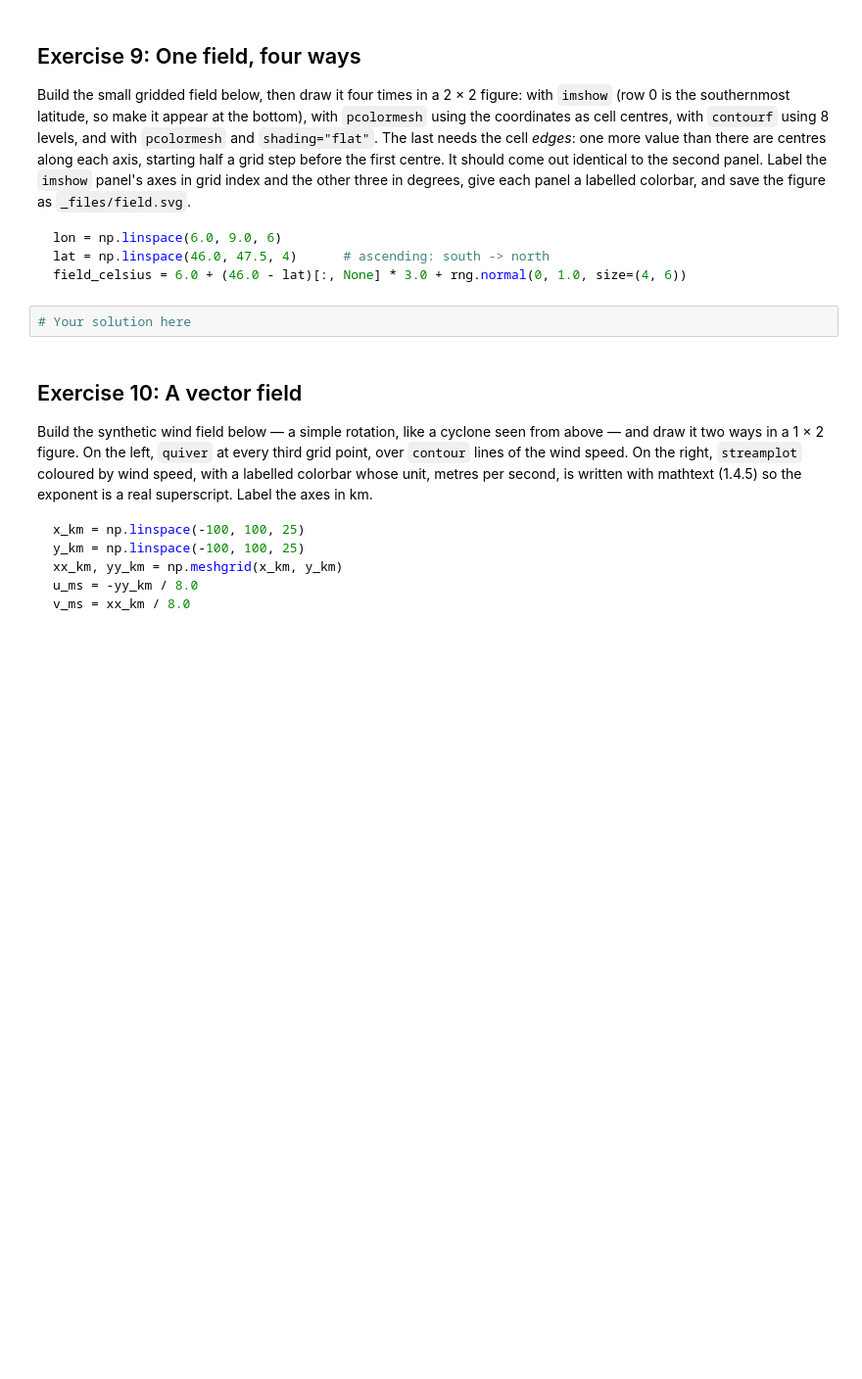
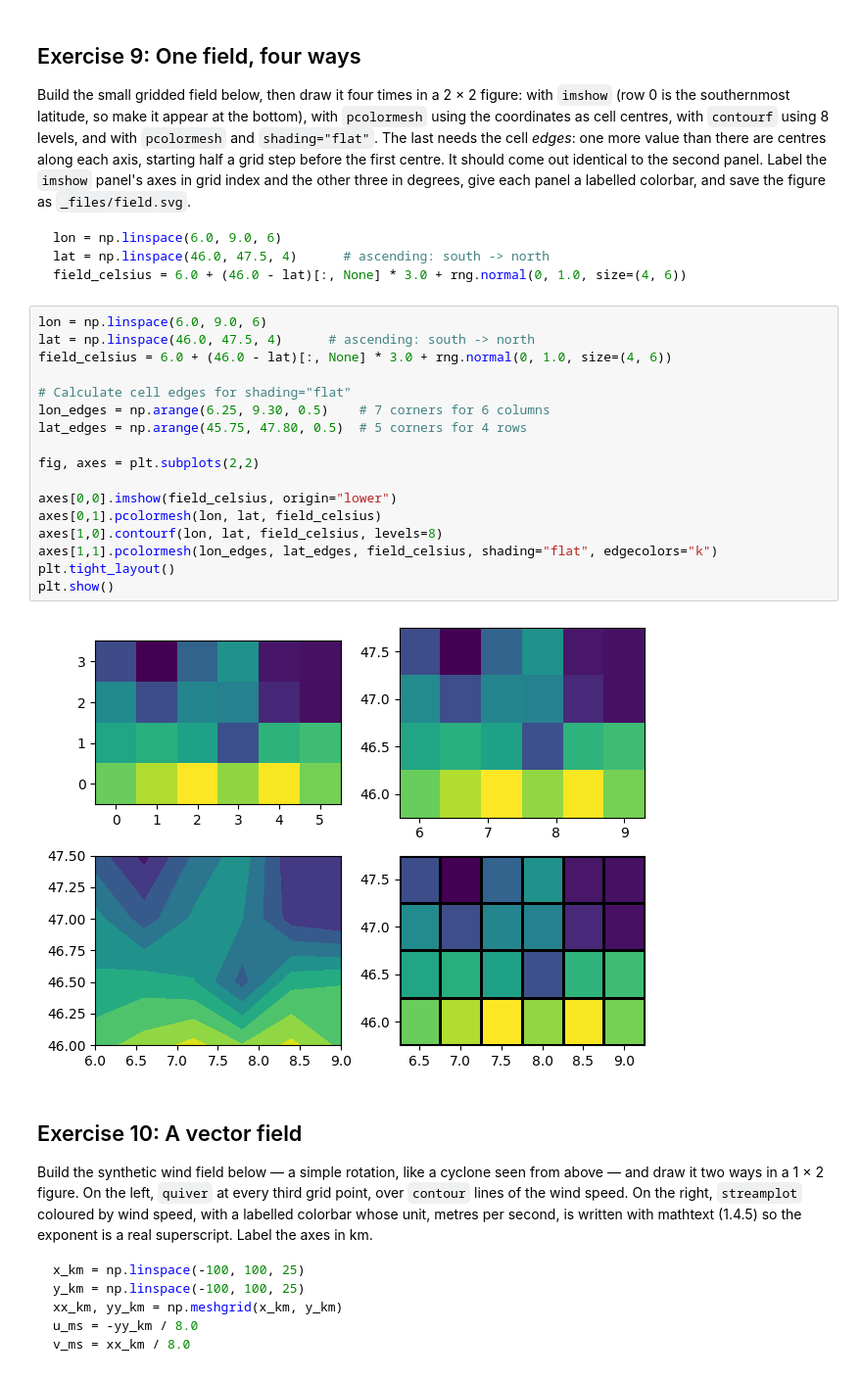
Before and after one commit to nikolaicarrion/2026_Intro_Python, a Jupyter notebook: 1.4-matplotlib-and-xarray-exercises.ipynb, the cells around one changed output. Shown at 98% size. Cells and saved outputs as stored; diff of their text form; blank space fills up the shorter version.

````diff
--- a/1.4-matplotlib-and-xarray-exercises.ipynb
+++ b/1.4-matplotlib-and-xarray-exercises.ipynb
@@ -363,8 +376,25 @@ lon = np.linspace(6.0, 9.0, 6)
 lat = np.linspace(46.0, 47.5, 4)      # ascending: south -> north
 field_celsius = 6.0 + (46.0 - lat)[:, None] * 3.0 + rng.normal(0, 1.0, size=(4, 6))
 ```
-# %%
-# Your solution here
+# %%
+lon = np.linspace(6.0, 9.0, 6)
+lat = np.linspace(46.0, 47.5, 4)      # ascending: south -> north
+field_celsius = 6.0 + (46.0 - lat)[:, None] * 3.0 + rng.normal(0, 1.0, size=(4, 6))
+
+# Calculate cell edges for shading="flat"
+lon_edges = np.arange(6.25, 9.30, 0.5)    # 7 corners for 6 columns
+lat_edges = np.arange(45.75, 47.80, 0.5)  # 5 corners for 4 rows
+
+fig, axes = plt.subplots(2,2)
+
+axes[0,0].imshow(field_celsius, origin="lower")
+axes[0,1].pcolormesh(lon, lat, field_celsius)
+axes[1,0].contourf(lon, lat, field_celsius, levels=8)
+axes[1,1].pcolormesh(lon_edges, lat_edges, field_celsius, shading="flat", edgecolors="k")
+plt.tight_layout()
+plt.show()
+# %% [output]
+[figure, added]
 # %% [markdown]
 ## Exercise 10: A vector field
 
````
Also changed, not shown: parts of 5 cells of this notebook.
